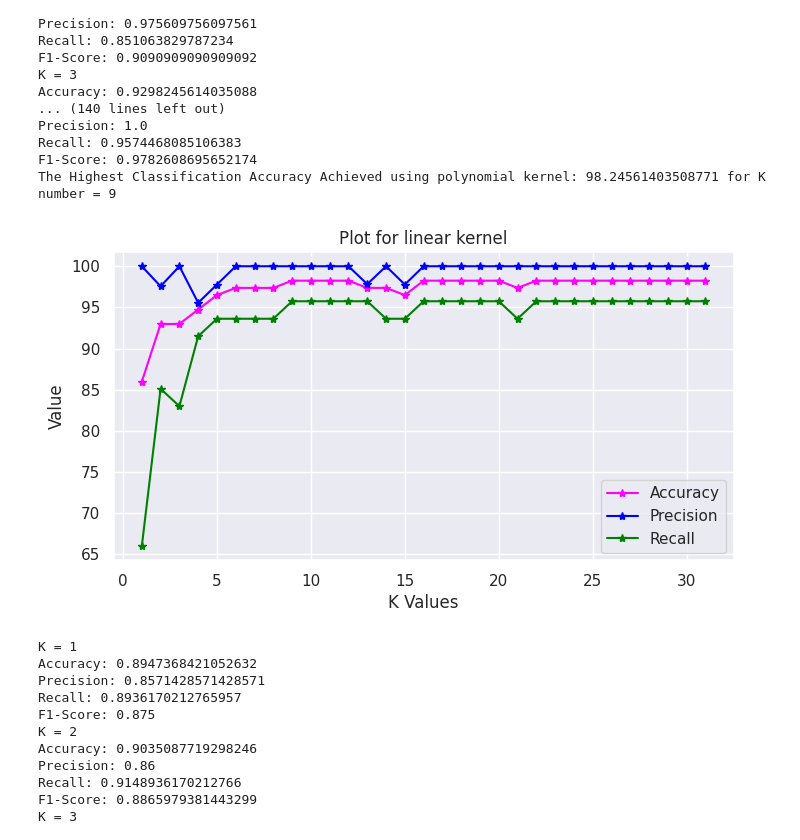
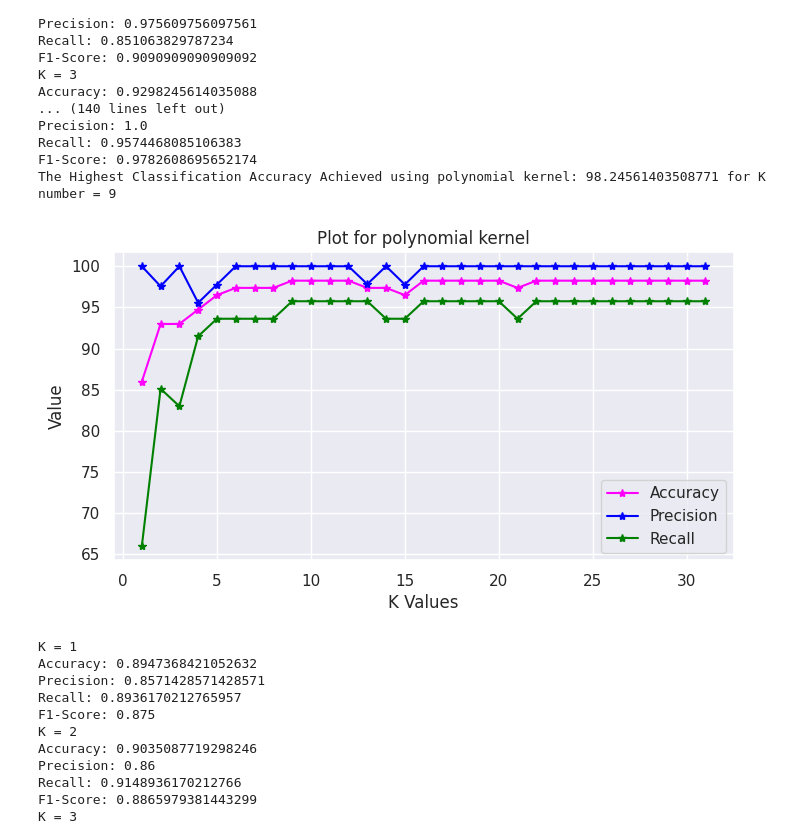
Before and after one commit to indhu68/indhuML_HW4, a Jupyter notebook: Homework_4_Intro_to_ML.ipynb, the cells around one changed output. Cells and saved outputs as stored; diff of their text form; code cells hidden in the pictures.

```diff
--- a/Homework_4_Intro_to_ML.ipynb
+++ b/Homework_4_Intro_to_ML.ipynb
@@ -181,23 +181,23 @@ The Highest Classification Accuracy Achieved using polynomial kernel: 98.2456140
 # %%
 plt.figure(figsize=(8, 4))
 
 # Plot Accuracy in magenta
 plt.plot(k_list, accuracy_list, marker='*', linestyle='-', color='magenta', label='Accuracy')
 
 # Plot Precision in blue
 plt.plot(k_list, precision_list, marker='*', linestyle='-', color='blue', label='Precision')
 
 # Plot Recall in green
 plt.plot(k_list, recall_list, marker='*', linestyle='-', color='green', label='Recall')
 
-plt.title('Plot for linear kernel')
+plt.title('Plot for polynomial kernel')
 plt.xlabel('K Values')
 plt.ylabel('Value')
 plt.grid(True)
 plt.legend()
 plt.show()
 # %% [output]
-[figure, old version]
+[figure, new version]
 # %%
 accuracy_list = []
 recall_list = []
```
Also changed, not shown: parts of 4 cells of this notebook.
